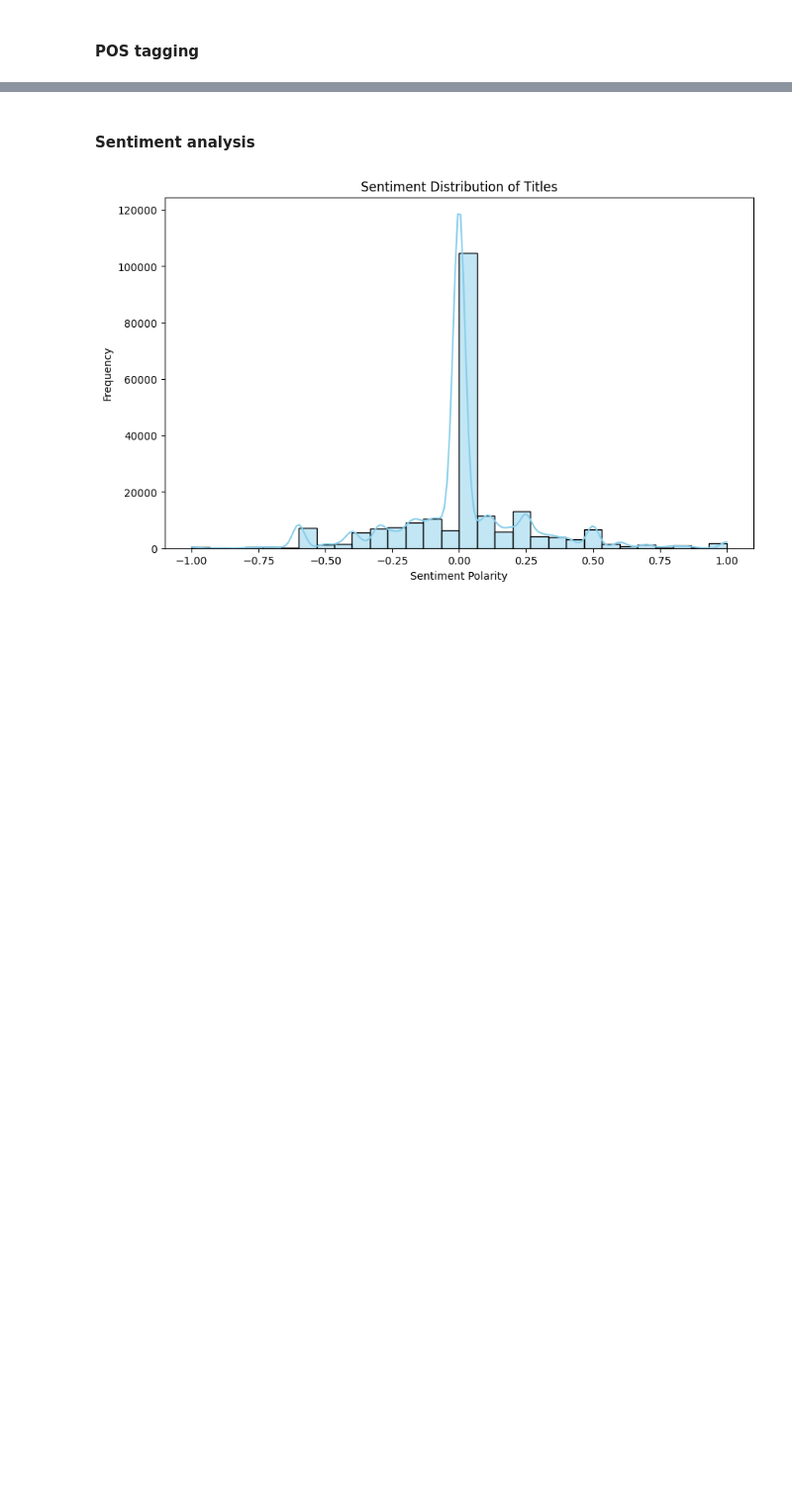
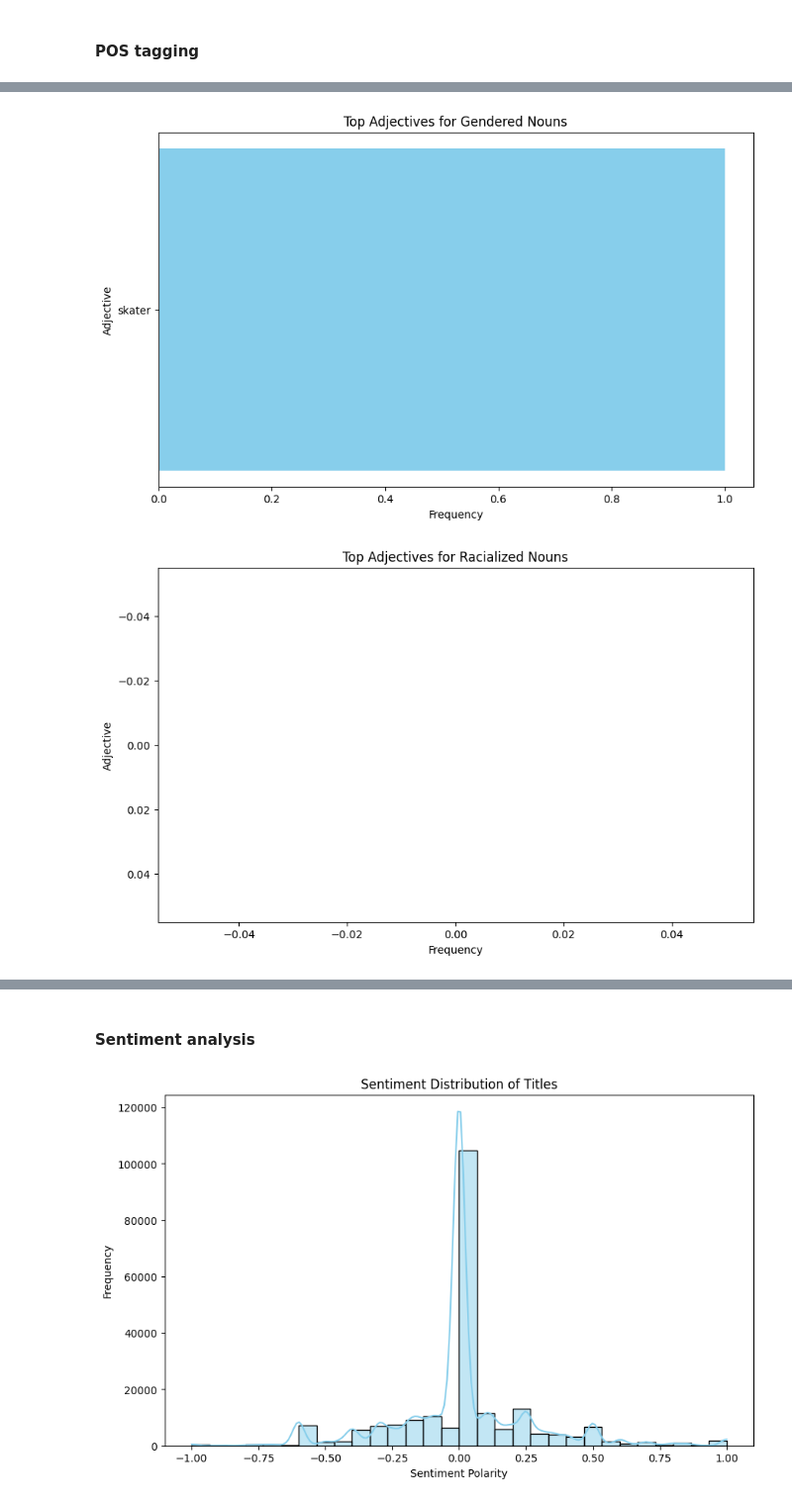
Before and after one commit to ptypes-nlesc/stereotype-map, a Jupyter notebook: notebooks/POS_tagging_dependency_parsing.ipynb, the cells around one changed output, grey strips where cells are left out. Shown at 99% size. Saved outputs shown, nothing was run; the diff lists cells and outputs as text; code cells hidden in the pictures; blank space fills up the shorter version.

```diff
--- a/notebooks/POS_tagging_dependency_parsing.ipynb
+++ b/notebooks/POS_tagging_dependency_parsing.ipynb
@@ -359,0 +422,25 @@ Name: title_adj_noun_pairs, Length: 218004, dtype: object
+# %%
+import matplotlib.pyplot as plt
+
+# Plot top adjectives for gendered nouns
+top_gendered = gendered_df.head(10)
+plt.figure(figsize=(10, 6))
+plt.barh(top_gendered["Adjective"], top_gendered["Count"], color="skyblue")
+plt.xlabel("Frequency")
+plt.ylabel("Adjective")
+plt.title("Top Adjectives for Gendered Nouns")
+plt.gca().invert_yaxis()
+plt.show()
+
+# Plot top adjectives for racialized nouns
+top_racialized = racialized_df.head(10)
+plt.figure(figsize=(10, 6))
+plt.barh(top_racialized["Adjective"], top_racialized["Count"], color="lightcoral")
+plt.xlabel("Frequency")
+plt.ylabel("Adjective")
+plt.title("Top Adjectives for Racialized Nouns")
+plt.gca().invert_yaxis()
+plt.show()
+# %% [output]
+[figure, added]
+[figure, added]
```
Also changed, not shown: parts of 18 cells of this notebook.
